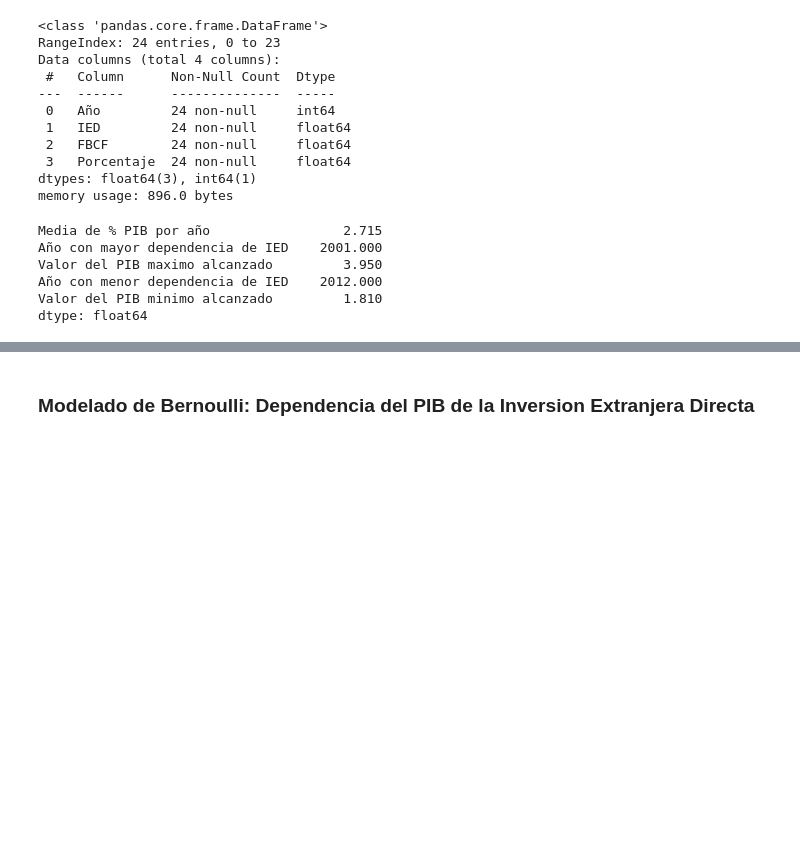
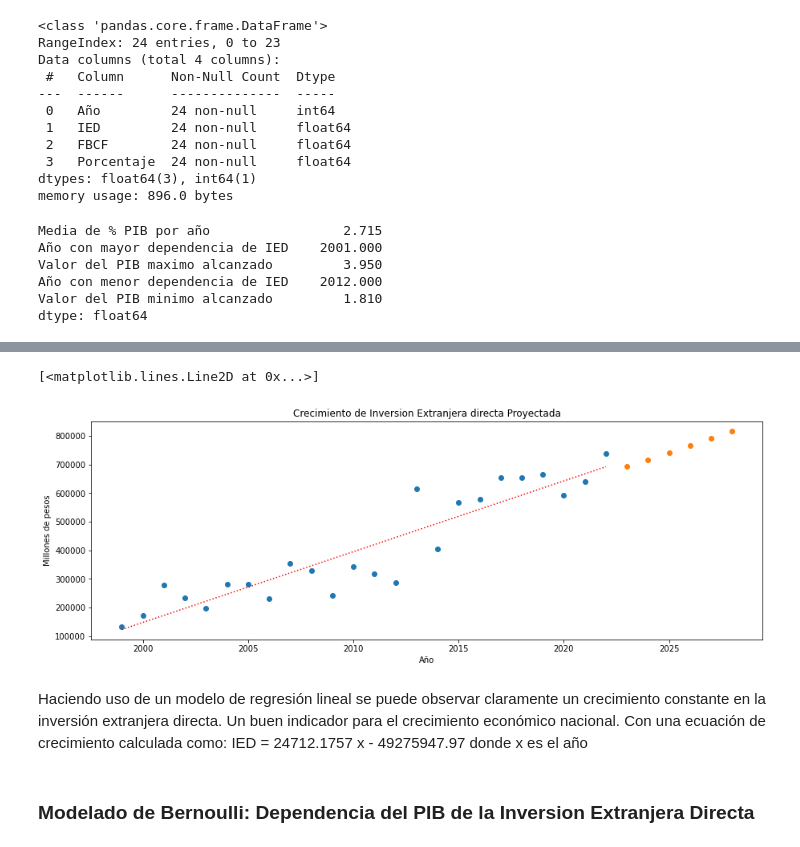
Before and after one commit to OctavioPB/Data-Analyst-Projects, a Jupyter notebook: InversionExtranjeraDirecta2023/Inversion Extranjera Directa en Mexico 2023.ipynb, the cells around one changed output, grey strips where cells are left out. Cells and saved outputs as stored; diff of their text form; code cells hidden in the pictures; blank space fills up the shorter version.

Commit message:
Agregado modelo Lineal

```diff
--- a/InversionExtranjeraDirecta2023/Inversion Extranjera Directa en Mexico 2023.ipynb
+++ b/InversionExtranjeraDirecta2023/Inversion Extranjera Directa en Mexico 2023.ipynb
@@ -169,0 +264,24 @@ dtype: float64
+# %%
+# Coeficiente de pearson
+r = ((sum_xy_desviacion)/mt.sqrt(sum_xsquare_desv*sum_ysquare_desv))
+print(f' el coeficiente de pearson es {r}')
+
+# Calculo de la pendiente
+m = ((n * sum_xy) - (sum_x * sum_y))/((n * sum_x_square) - (sum_x)**2)
+print(f' La pendiente es de {m}')
+
+# Calcular el desfaze b
+b = (sum_y - m * sum_x)/n
+print(b)
+print(f'La ecuacion se determina como: {m}x + {b}')
+# Lina de Regresion
+ln1 = [m*x + b for x in range(1999,2023)]
+x1 = list(IED_PIB['Año'])
+print(x1)
+print(ln1)
+
+# Proyeccion
+ln2 = [m*x + b for x in range(2022,2028)]
+x2 = [x+1 for x in range(2022,2028)]
+print(x2)
+print(ln2)
@@ -170,3 +297,21 @@ dtype: float64
+# %%
+# Graficar
+plt.figure(facecolor='white', figsize=(15, 5))
+plt.title("Crecimiento de Inversion Extranjera directa Proyectada")
+plt.xlabel("Año")
+plt.ylabel("Millones de pesos")
+# Datos Conocidos
+plt.scatter(IED_PIB['Año'], IED_PIB['IED'])
+# Datos predecidos
+plt.scatter(x2, ln2)
+# Linea de Regresion
+plt.plot(x1,ln1, linestyle = 'dotted', color = 'red')
+# %% [output]
+[<matplotlib.lines.Line2D at 0x...>]
+[figure, added]
+# %% [markdown]
+Haciendo uso de un modelo de regresión lineal se puede observar claramente un crecimiento constante en la inversión extranjera directa. Un buen indicador para el crecimiento económico nacional. Con una ecuación de crecimiento calculada como:
+IED = 24712.1757 x - 49275947.97 donde x es el año
 # %% [markdown]
 ### Modelado de Bernoulli: Dependencia del PIB de la Inversion Extranjera Directa
 # %% [markdown]
```
Also changed, not shown: parts of 6 cells of this notebook.
